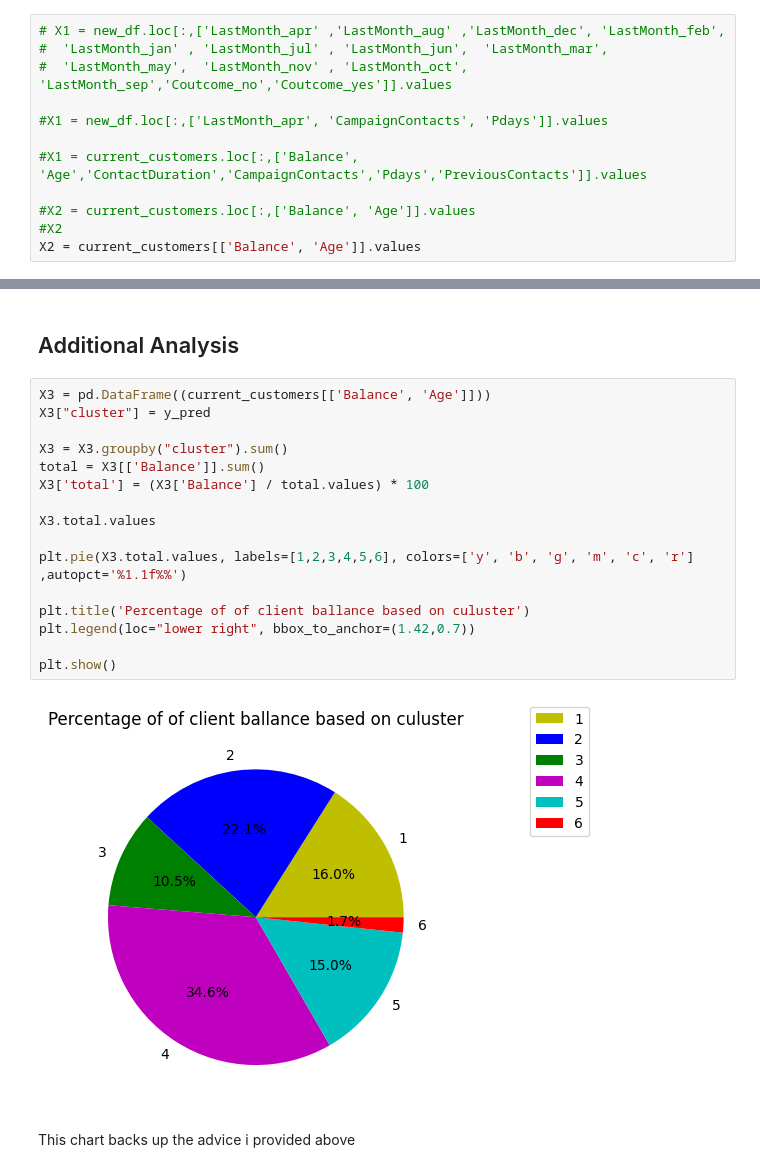
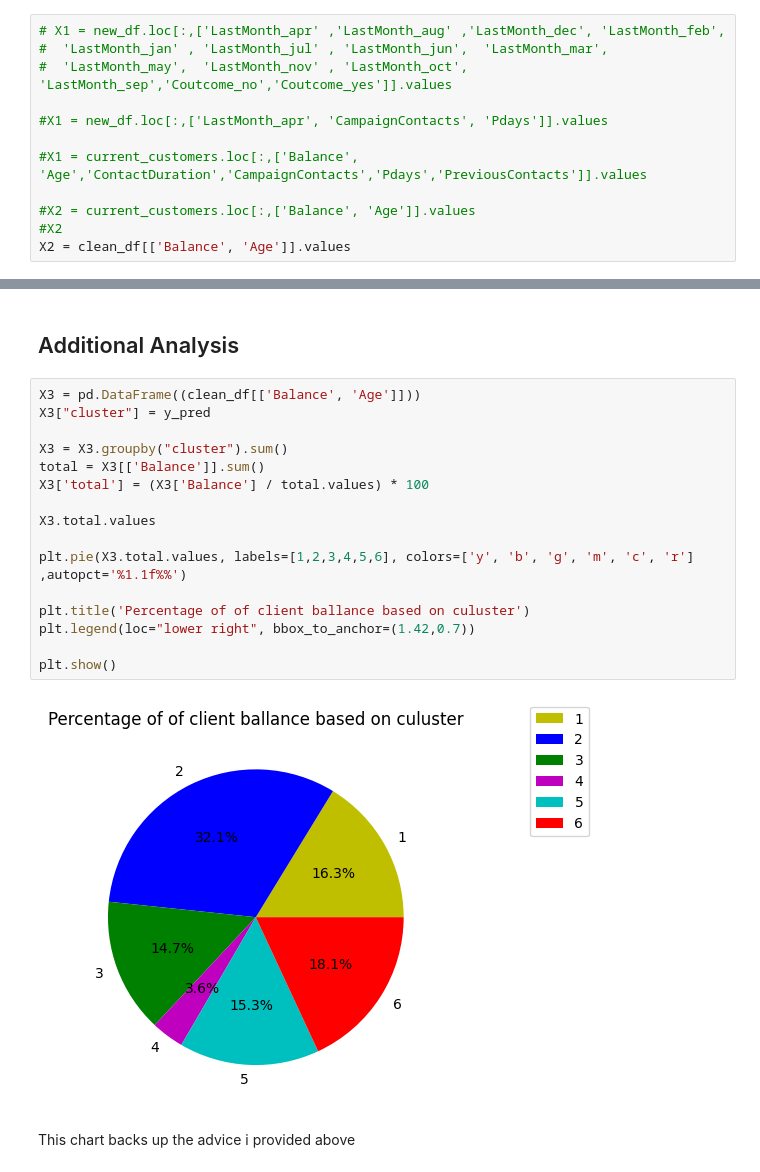
Before and after one commit to thaladikary/ml-assignment-1, a Jupyter notebook: Assignment1.ipynb, the cells around one changed output, grey strips where cells are left out. Drawn from its saved outputs; the diff is of its cells as text.

```diff
--- a/Assignment1.ipynb
+++ b/Assignment1.ipynb
@@ -466,7 +466,7 @@ For this clustering analysis, we decided to chose balance and age columns
 
 #X2 = current_customers.loc[:,['Balance', 'Age']].values
 #X2
-X2 = current_customers[['Balance', 'Age']].values
+X2 = clean_df[['Balance', 'Age']].values
 # %%
 #scaler = MinMaxScaler().fit(X2)
 scaler = StandardScaler().fit(X2)
@@ -564,23 +562,23 @@ Additionally, I would say a small team should be dedicated to advertising to the
 # %% [markdown]
 ## Additional Analysis
 # %%
-X3 = pd.DataFrame((current_customers[['Balance', 'Age']]))
+X3 = pd.DataFrame((clean_df[['Balance', 'Age']]))
 X3["cluster"] = y_pred
 
 X3 = X3.groupby("cluster").sum()
 total = X3[['Balance']].sum()
 X3['total'] = (X3['Balance'] / total.values) * 100
 
 X3.total.values
 
 plt.pie(X3.total.values, labels=[1,2,3,4,5,6], colors=['y', 'b', 'g', 'm', 'c', 'r'] ,autopct='%1.1f%%')
 
 plt.title('Percentage of of client ballance based on culuster')
 plt.legend(loc="lower right", bbox_to_anchor=(1.42,0.7))
 
 plt.show()
 # %% [output]
-[figure, old version]
+[figure, new version]
 # %% [markdown]
 This chart backs up the advice i provided above
 # %% [markdown]
```
Also changed, not shown: parts of 15 cells of this notebook.
